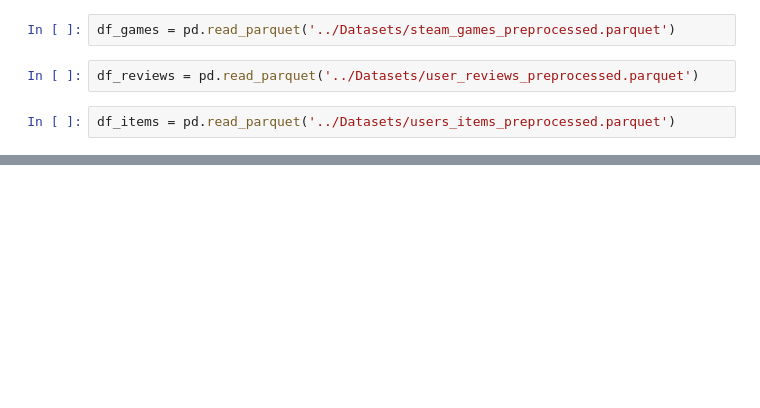
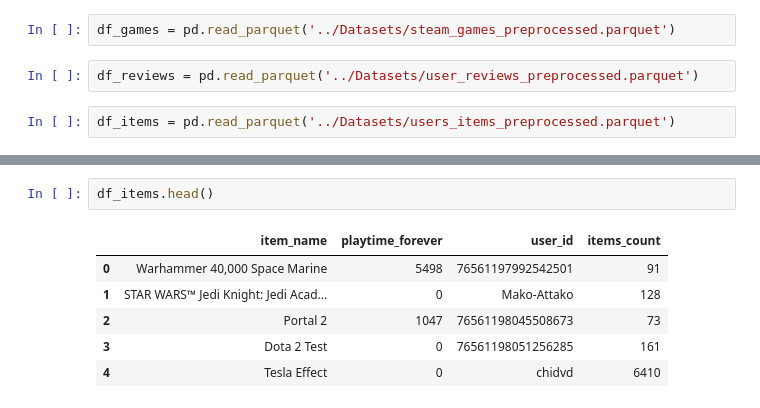
Before and after one commit to SantosIparraguirre/Sistema-Recomendacion-Steam, a Jupyter notebook: EDA/eda.ipynb, the cells around one changed output, grey strips where cells are left out. Cells and saved outputs as stored; diff of their text form; blank space fills up the shorter version.

```diff
--- a/EDA/eda.ipynb
+++ b/EDA/eda.ipynb
@@ -26,0 +30,9 @@ df_reviews.head()
+# %%
+df_items.head()
+# %% [output]
+|  | item_name | playtime_forever | user_id | items_count |
+| 0 | Warhammer 40,000 Space Marine | 5498 | 76561197992542501 | 91 |
+| 1 | STAR WARS™ Jedi Knight: Jedi Acad... | 0 | Mako-Attako | 128 |
+| 2 | Portal 2 | 1047 | 76561198045508673 | 73 |
+| 3 | Dota 2 Test | 0 | 76561198051256285 | 161 |
+| 4 | Tesla Effect | 0 | chidvd | 6410 |
```
Also changed, not shown: parts of 9 cells of this notebook, 6 other files.
